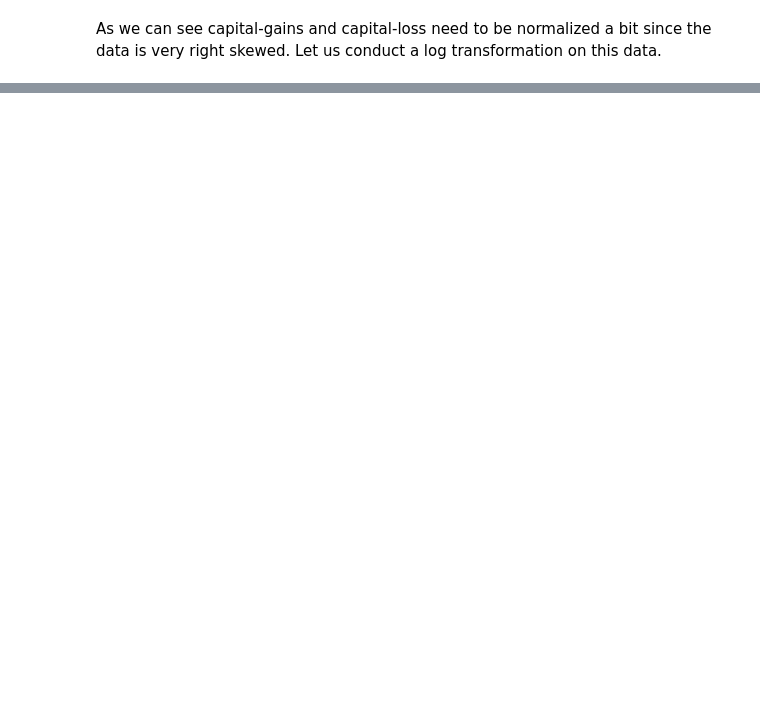
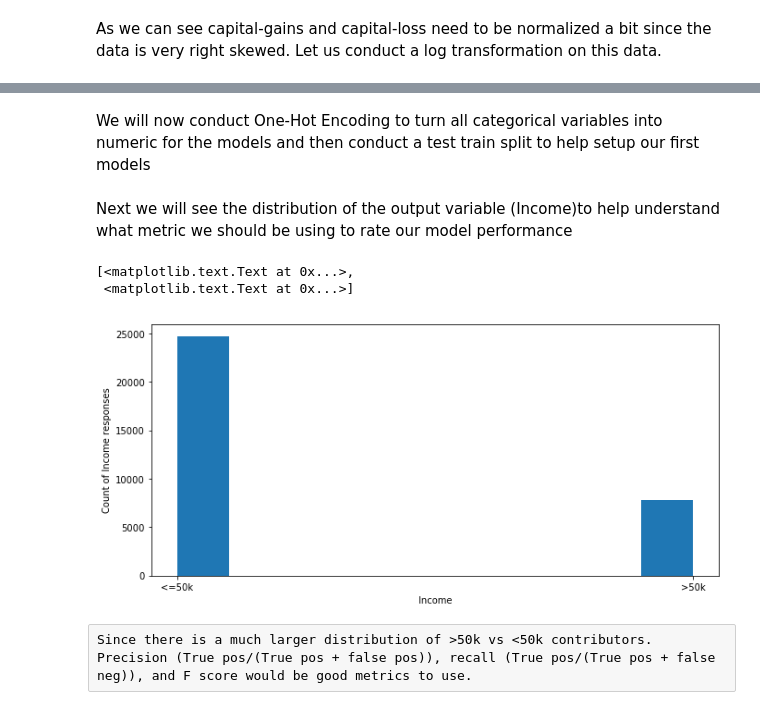
Before and after one commit to jaguila/udacity, a Jupyter notebook: submissions/uci_donors_prediction.ipynb, the cells around one changed output, grey strips where cells are left out. Saved outputs shown, nothing was run; the diff lists cells and outputs as text; code cells hidden in the pictures; blank space fills up the shorter version.

```diff
--- a/submissions/uci_donors_prediction.ipynb
+++ b/submissions/uci_donors_prediction.ipynb
@@ -130,6 +148,8 @@ As we can see capital-gains and capital-loss need to be normalized a bit since t
 # %%
 skewed=['capital-gain','capital-loss']
 features_log_x=pd.DataFrame.copy(data)
-features_log_x[skewed]=features_log_x[skewed].apply(lambda x:np.log(x+10))
-plot_feats(feats_num, features_log_x)
+features_log_x[skewed]=features_log_x[skewed].apply(lambda x:np.log(x+1))
+
+display(features_log_x[skewed].describe())
+plot_feats(skewed, features_log_x)
 # %% [output]
@@ -145,0 +190,9 @@ plot_feats(feats_num, features_log_x)
+# %%
+from sklearn.preprocessing import MinMaxScaler
+
+scaler=MinMaxScaler()
+
+features_minmax_log=pd.DataFrame.copy(features_log_x)
+features_minmax_log[feats_num]=scaler.fit_transform(features_minmax_log[feats_num])
+
+features_minmax_log.describe()
@@ -145,0 +209,26 @@ plot_feats(feats_num, features_log_x)
+# %% [markdown]
+We will now conduct One-Hot Encoding to turn all categorical variables into numeric for the models and then conduct a test train split to help setup our first models
+# %%
+from sklearn.cross_validation import train_test_split
+
+feat_final=pd.get_dummies(features_minmax_log.drop('income',axis=1))
+Y=features_minmax_log['income'].map({'>50':1, '<=50':0})
+
+
+X_train, X_test, y_train,y_test=train_test_split(feat_final, Y, test_size=0.2)
+# %% [markdown]
+Next we will see the distribution of the output variable (Income)to help understand what metric we should be using to rate our model performance
+# %%
+fig2=pl.figure(figsize=(11,5))
+ax2=fig2.add_subplot(1,1,1)
+ax2.hist(Y)
+ax2.set_xlabel("Income")
+ax2.set_ylabel('Count of Income responses')
+ax2.set_xticks([0,1])
+ax2.set_xticklabels(["<=50k",">50k"])
+# %% [output]
+[<matplotlib.text.Text at 0x...>,
+ <matplotlib.text.Text at 0x...>]
+[figure, added]
+# %% [raw]
+Since there is a much larger distribution of >50k vs <50k contributors. Precision (True pos/(True pos + false pos)), recall (True pos/(True pos + false neg)), and F score would be good metrics to use.
```
Also changed, not shown: parts of 10 cells of this notebook.
